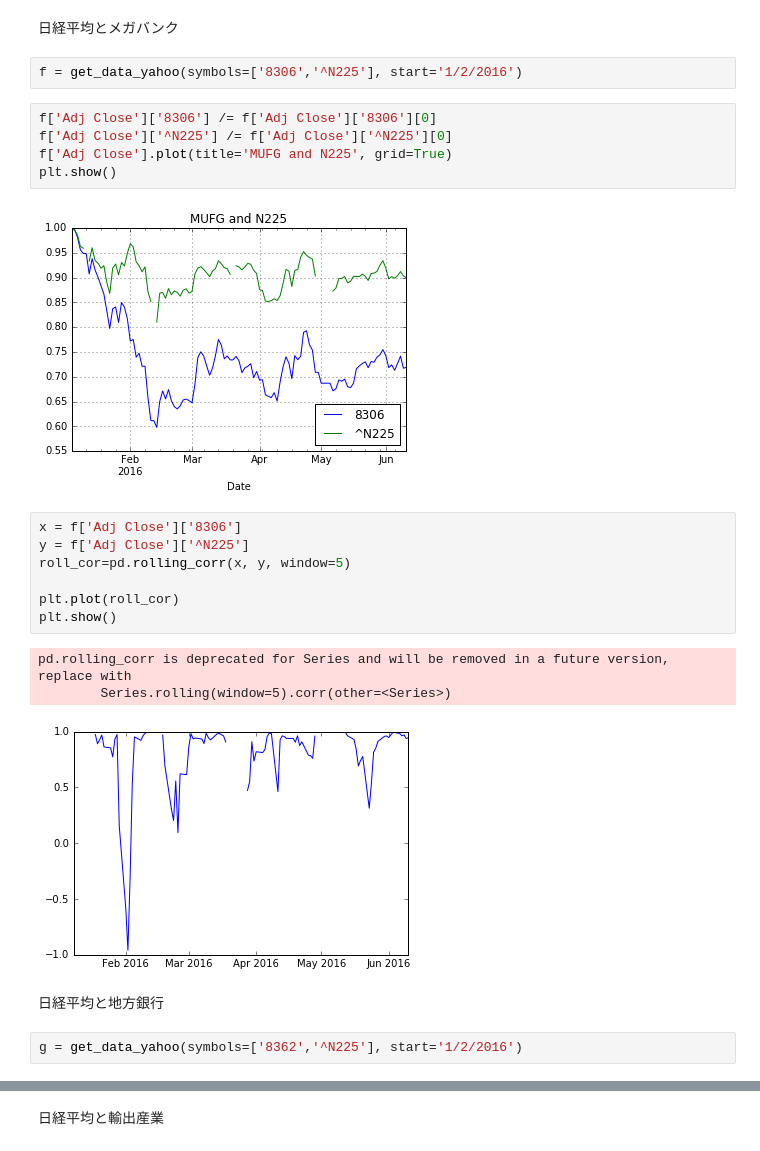
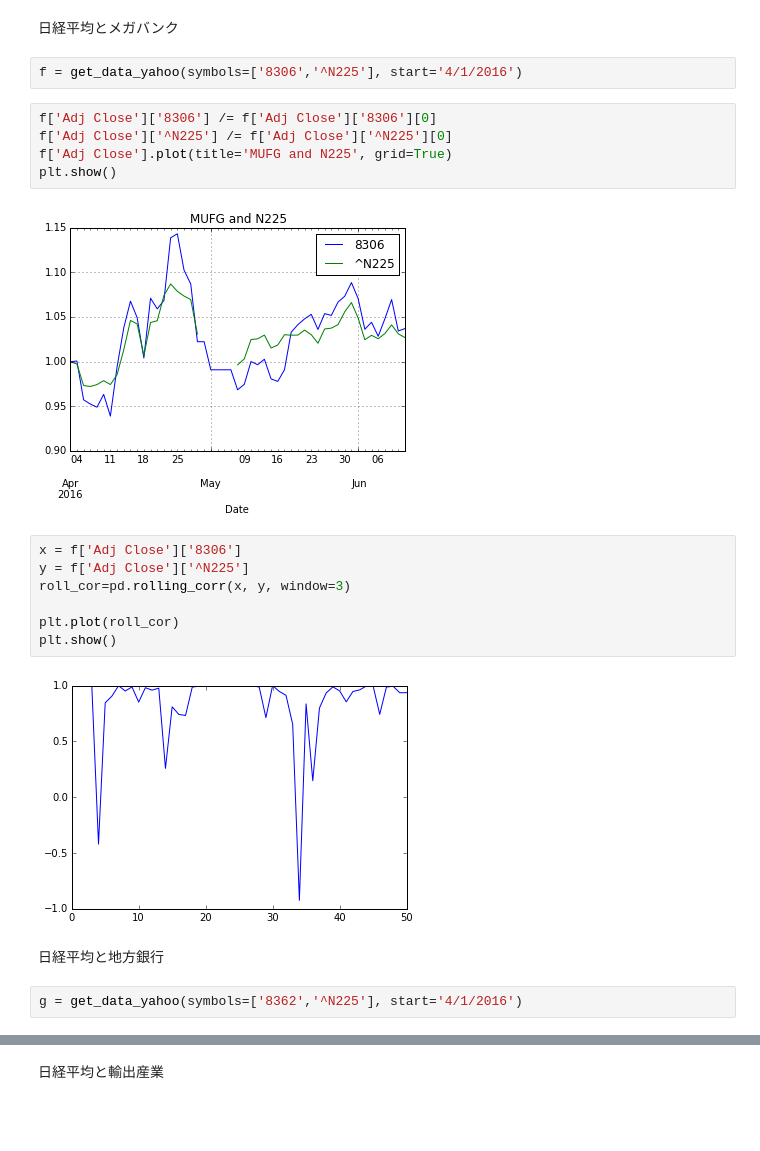
Before and after one commit to taneaki/6-13-sub, a Jupyter notebook: yahoo finance data.ipynb, the cells around one changed output, grey strips where cells are left out. Cells and saved outputs as stored; diff of their text form; blank space fills up the shorter version.

```diff
--- a/yahoo finance data.ipynb
+++ b/yahoo finance data.ipynb
@@ -45,29 +39,27 @@ pd.ewm_mean is deprecated for Series and will be removed in a future version, re
 # %% [markdown]
 日経平均とメガバンク
 # %%
-f = get_data_yahoo(symbols=['8306','^N225'], start='1/2/2016')
+f = get_data_yahoo(symbols=['8306','^N225'], start='4/1/2016')
 # %%
 f['Adj Close']['8306'] /= f['Adj Close']['8306'][0]
 f['Adj Close']['^N225'] /= f['Adj Close']['^N225'][0]
 f['Adj Close'].plot(title='MUFG and N225', grid=True)
 plt.show()
 # %% [output]
-[figure, old version]
+[figure, new version]
 # %%
 x = f['Adj Close']['8306']
 y = f['Adj Close']['^N225']
-roll_cor=pd.rolling_corr(x, y, window=5)
+roll_cor=pd.rolling_corr(x, y, window=3)
 
 plt.plot(roll_cor)
 plt.show()
 # %% [output]
-pd.rolling_corr is deprecated for Series and will be removed in a future version, replace with
-        Series.rolling(window=5).corr(other=<Series>)
-[figure, old version]
+[figure, new version]
 # %% [markdown]
 日経平均と地方銀行
 # %%
-g = get_data_yahoo(symbols=['8362','^N225'], start='1/2/2016')
+g = get_data_yahoo(symbols=['8362','^N225'], start='4/1/2016')
 # %%
 g['Adj Close']['8362'] /= g['Adj Close']['8362'][0]
 g['Adj Close']['^N225'] /= g['Adj Close']['^N225'][0]
```
Also changed, not shown: parts of 14 cells of this notebook.
